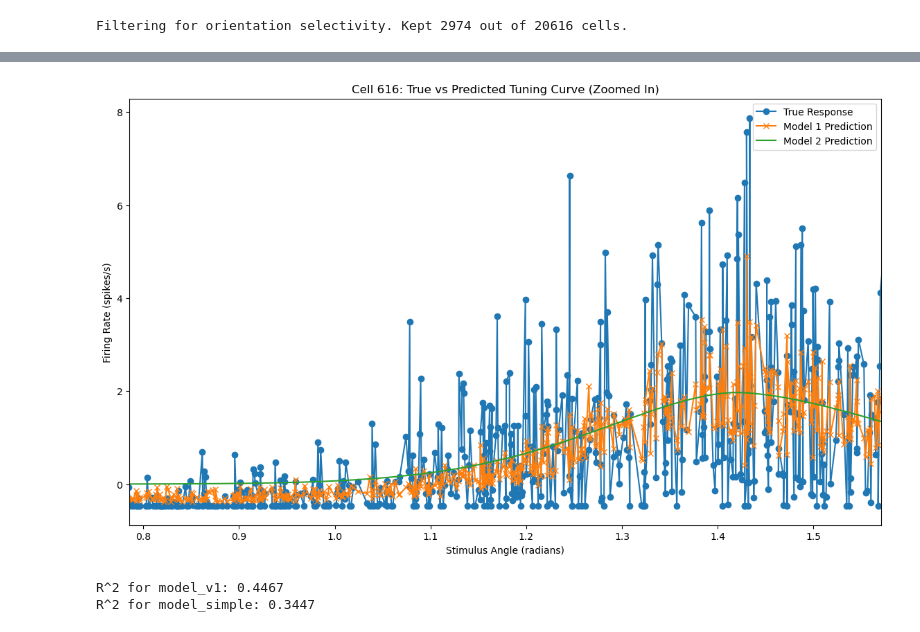
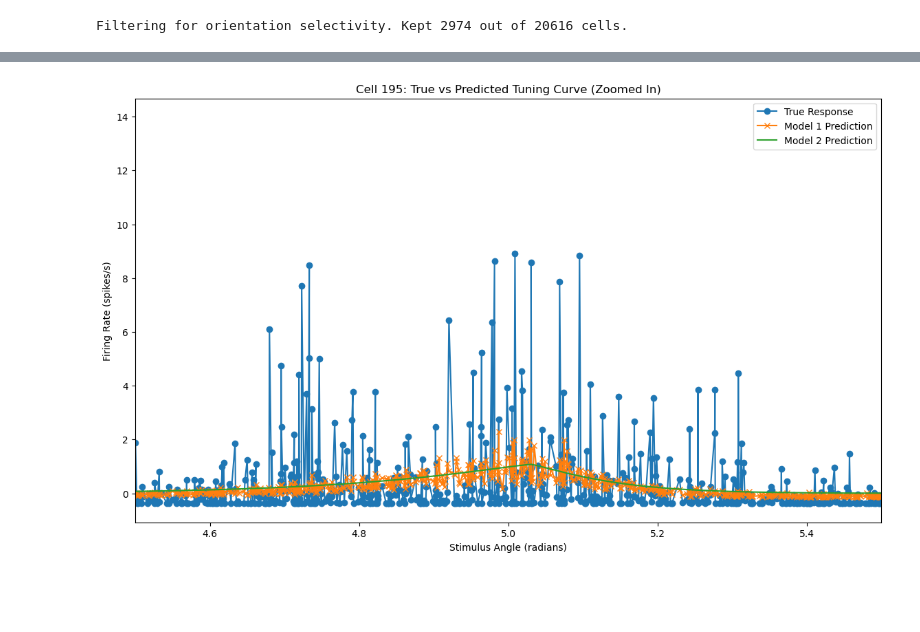
Before and after one commit to reillytilbury/EDGAR, a Jupyter notebook: trial_to_trial_variability_scratchpad.ipynb, the cells around one changed output, grey strips where cells are left out. Drawn from its saved outputs; the diff is of its cells as text; code cells hidden in the pictures; blank space fills up the shorter version.

Commit message:
init model fit

```diff
--- a/trial_to_trial_variability_scratchpad.ipynb
+++ b/trial_to_trial_variability_scratchpad.ipynb
@@ -569,4 +539 @@ def model_v1(X, params):
     return pred.T, multiplicative_gain, additive_offset, target_cell_coupling_factor # shape (n_target, n_time)
-# %%
-params = {"source_tuning_params": source_params, "target_tuning_params": target_params, "target_cell_modulation": jnp.ones(source_params.shape[0])}
-Y_pred_train, a, b, c = model_v1(X, params)
@@ -613,0 +654,2 @@ IndexError: too many indices for array: array is 1-dimensional, but 2 were index
+# %%
+plot_model_fit(X['stimulus'], Y['train'], pred_train)
@@ -636,8 +685,3 @@ def model_simple(X, params):
 
     g_target = jax.vmap(lambda stim, params: neuron_model(stim, *params), in_axes=(0, 0))(stimuli, target_tuning_params).T # shape (n_time, n_target)
     return g_target.T
-
-X_simple = {"stimulus": X['stimulus'], "response": X_train}
-Y_pred_train_simple = model_simple(X_simple, params)
-
-plot_model_fit(Y_train, Y_pred_train, cell_idxs, Y_another_pred=Y_pred_train_simple)
@@ -645,0 +688,5 @@ plot_model_fit(Y_train, Y_pred_train, cell_idxs, Y_another_pred=Y_pred_train_sim
+# %%
+X_simple = {"stimulus": X['stimulus'], "response": X_train}
+Y_pred_train_simple = model_simple(X_simple, params)
+
+plot_model_fit(X_train_input['stimulus'], Y_train, pred_train, cell_idxs, Y_another_pred=Y_pred_train_simple)
@@ -646,39 +695,31 @@ plot_model_fit(Y_train, Y_pred_train, cell_idxs, Y_another_pred=Y_pred_train_sim
 # %%
 # plot a small region of cell 616
-cell_idx = 616
+cell_idx = 195
 plt.figure(figsize=(14, 8))
 y_true = Y_train[cell_idx, :]
-y_pred_v1 = Y_pred_train[cell_idx, :]
+y_pred_v1 = pred_train[cell_idx, :]
 y_pred_simple = Y_pred_train_simple[cell_idx, :]
 angles = Y['stimulus'][0]
 order = np.argsort(angles)
 angles = angles[order]
 y_true = y_true[order]
 y_pred_v1 = y_pred_v1[order]
 y_pred_simple = y_pred_simple[order]
 plt.plot(angles, y_true.flatten(), label='True Response', marker='o')
 plt.plot(angles, y_pred_v1.flatten(), label='Model 1 Prediction', marker='x')
 plt.plot(angles, y_pred_simple.flatten(), label='Model 2 Prediction')
 plt.xlabel('Stimulus Angle (radians)')
 plt.ylabel('Firing Rate (spikes/s)')
 plt.title(f'Cell {cell_idx}: True vs Predicted Tuning Curve (Zoomed In)')
-plt.xlim(np.pi / 4, 2 * np.pi / 4)
+# plt.xlim(0.8 * 2* np.pi, 2 * np.pi)
+plt.xlim(4.5, 5.5)
 plt.legend()
 plt.show()
 # %% [output]
-[figure, old version]
+[figure, new version]
 # %%
 # compare the r^2 of the two models
 def r_squared(y_true, y_pred):
     ss_res = jnp.sum((y_true - y_pred) ** 2)
     ss_tot = jnp.sum((y_true - jnp.mean(y_true)) ** 2)
     return 1 - (ss_res / ss_tot)
-
-r2_v1 = r_squared(Y_train, Y_pred_train)
-r2_simple = r_squared(Y_train, Y_pred_train_simple)
-
-print(f"R^2 for model_v1: {r2_v1:.4f}")
-print(f"R^2 for model_simple: {r2_simple:.4f}")
-# %% [output]
-R^2 for model_v1: 0.4467
-R^2 for model_simple: 0.3447
```
Also changed, not shown: parts of 24 cells of this notebook, 2 other files.
